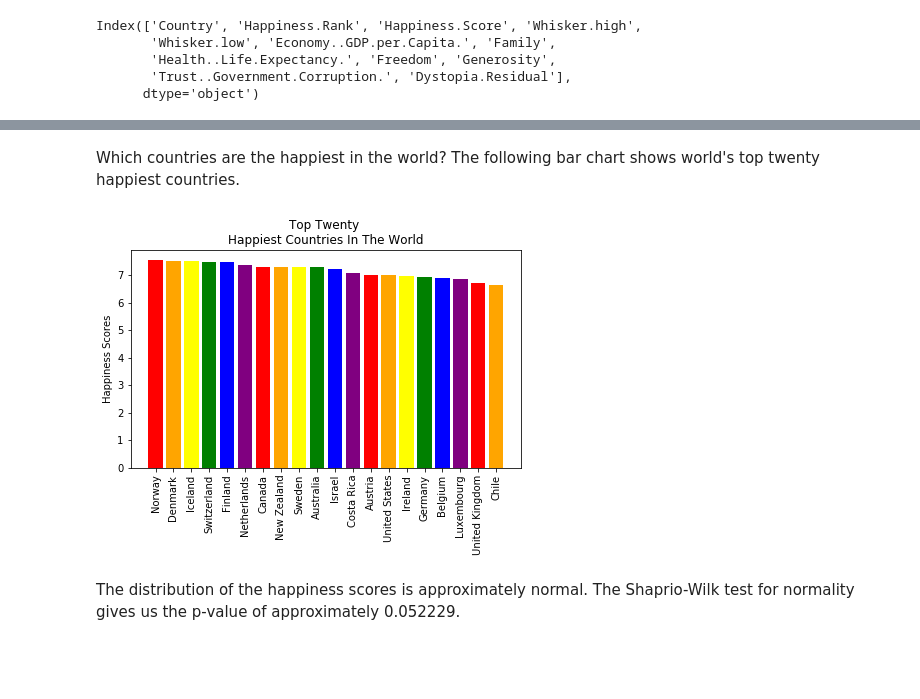
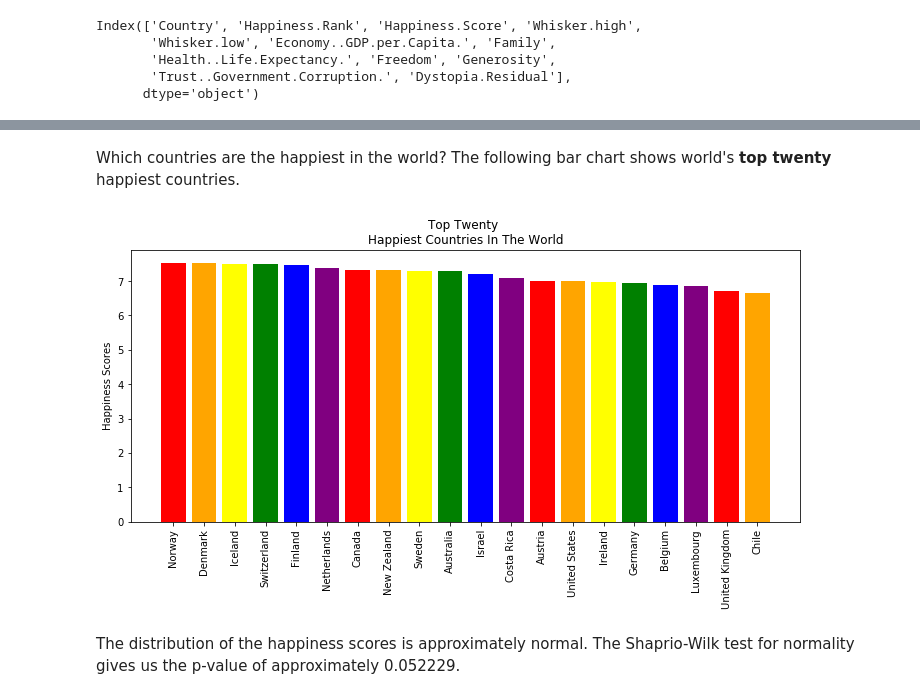
Before and after one commit to innawendell/Describing-Data-, a Jupyter notebook: Happiness.ipynb, the cells around one changed output, grey strips where cells are left out. Saved outputs shown, nothing was run; the diff lists cells and outputs as text; code cells hidden in the pictures; blank space fills up the shorter version.

Commit message:
changed visuals

```diff
--- a/Happiness.ipynb
+++ b/Happiness.ipynb
@@ -5,5 +5,7 @@ import matplotlib.pyplot as plt
 import scipy.stats as stats
 %matplotlib inline
 import scipy.stats as stats
+import seaborn as sns
 plt.rcParams.update({'font.size': 22})
+plt.rcParams['figure.figsize'] = (12, 5)
 # %% [markdown]
@@ -33,7 +33,7 @@ happiness.rename(columns={'Health..Life.Expectancy.': 'Health. Life Expectancy'}
 happiness.rename(columns={'Freedom.': 'Freedom'}, inplace = True)
 happiness.rename(columns={'Generosity': 'Generosity'}, inplace = True)
 happiness.rename(columns={'Trust..Government.Corruption.': 'Trust. Government. Corruption'}, inplace = True)
-happiness.rename(columns={'Dystopia.Residual': 'Dystopia.Residual'}, inplace = True)
+happiness.rename(columns={'Dystopia.Residual': 'Dystopia Residual'}, inplace = True)
 # %%
 happiness.head()
 # %% [output]
@@ -46,17 +58,17 @@ happiness.head()
 # %% [markdown]
-Which countries are the happiest in the world? The following bar chart shows world's top twenty happiest countries.
+Which countries are the happiest in the world? The following bar chart shows world's **top twenty** happiest countries.
 # %%
 top_twenty = happiness.loc[:, ['Country', 'Happiness Score']].head(20)
 
-plt.figure(figsize=(7,4))
+plt.figure(figsize=(12,5))
 plt.bar(top_twenty['Country'],top_twenty['Happiness Score'], color=['red', 'orange', 'yellow', 'green', 'blue', 'purple'])
 plt.xticks(rotation=90)
 plt.title('Top Twenty \nHappiest Countries In The World')
 plt.ylabel('Happiness Scores')
 
 plt.show()
 # %% [output]
-[figure, old version]
+[figure, new version]
 # %% [markdown]
 The distribution of the happiness scores is approximately normal. The Shaprio-Wilk test for normality gives us the p-value of approximately 0.052229.
 # %%
```
Also changed, not shown: parts of 17 cells of this notebook.
